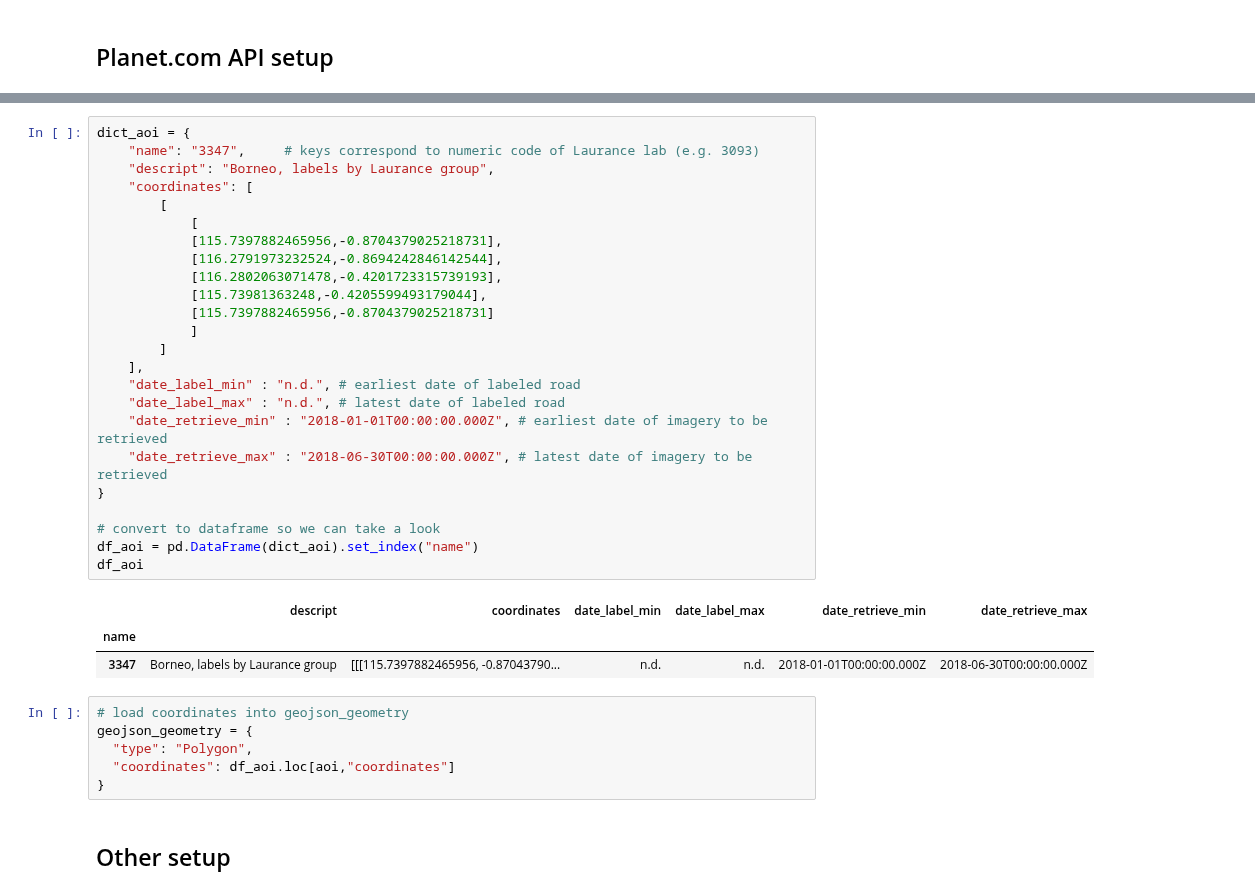
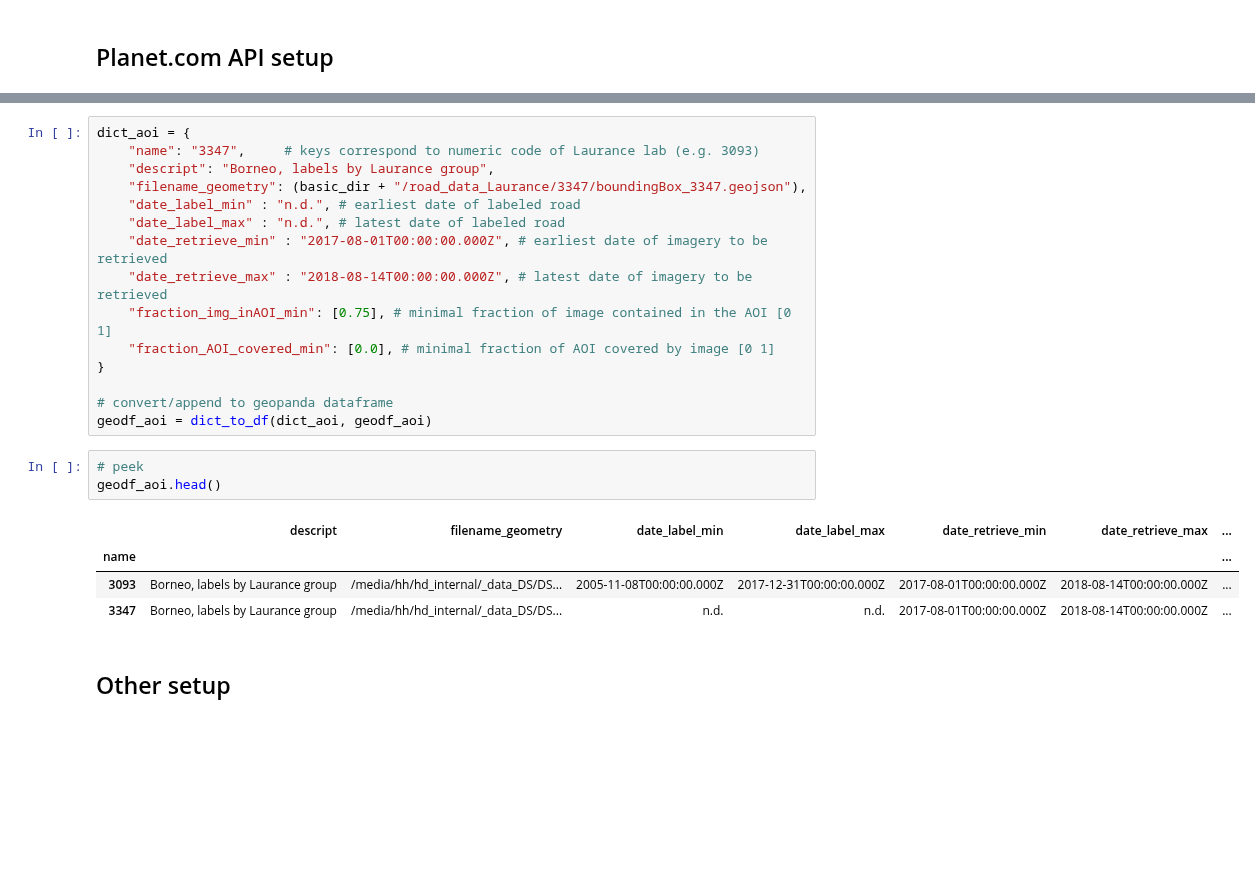
Before and after one commit to BerlinRDT/roaddetection, a Jupyter notebook: notebooks/download_imagery/imagery_SearchFilterDownload_planetcom.ipynb, the cells around one changed output, grey strips where cells are left out. Saved outputs shown, nothing was run; the diff lists cells and outputs as text; blank space fills up the shorter version.

```diff
--- a/notebooks/download_imagery/imagery_SearchFilterDownload_planetcom.ipynb
+++ b/notebooks/download_imagery/imagery_SearchFilterDownload_planetcom.ipynb
@@ -124,36 +154,25 @@ df_aoi
 dict_aoi = {
     "name": "3347",     # keys correspond to numeric code of Laurance lab (e.g. 3093)
     "descript": "Borneo, labels by Laurance group",
-    "coordinates": [
-        [
-            [
-            [115.7397882465956,-0.8704379025218731],
-            [116.2791973232524,-0.8694242846142544],
-            [116.2802063071478,-0.4201723315739193],
-            [115.73981363248,-0.4205599493179044],
-            [115.7397882465956,-0.8704379025218731]
-            ]
-        ]
-    ],
+    "filename_geometry": (basic_dir + "/road_data_Laurance/3347/boundingBox_3347.geojson"),
     "date_label_min" : "n.d.", # earliest date of labeled road
     "date_label_max" : "n.d.", # latest date of labeled road
-    "date_retrieve_min" : "2018-01-01T00:00:00.000Z", # earliest date of imagery to be retrieved
-    "date_retrieve_max" : "2018-06-30T00:00:00.000Z", # latest date of imagery to be retrieved
+    "date_retrieve_min" : "2017-08-01T00:00:00.000Z", # earliest date of imagery to be retrieved
+    "date_retrieve_max" : "2018-08-14T00:00:00.000Z", # latest date of imagery to be retrieved
+    "fraction_img_inAOI_min": [0.75], # minimal fraction of image contained in the AOI [0 1]
+    "fraction_AOI_covered_min": [0.0], # minimal fraction of AOI covered by image [0 1]
 }
 
-# convert to dataframe so we can take a look
-df_aoi = pd.DataFrame(dict_aoi).set_index("name")
-df_aoi
+# convert/append to geopanda dataframe
+geodf_aoi = dict_to_df(dict_aoi, geodf_aoi)
-# %% [output]
-|  | descript | coordinates | date_label_min | date_label_max | date_retrieve_min | date_retrieve_max |
-| name |  |  |  |  |  |  |
-| 3347 | Borneo, labels by Laurance group | [[[115.7397882465956, -0.87043790... | n.d. | n.d. | 2018-01-01T00:00:00.000Z | 2018-06-30T00:00:00.000Z |
-# %%
-# load coordinates into geojson_geometry
-geojson_geometry = {
-  "type": "Polygon",
-  "coordinates": df_aoi.loc[aoi,"coordinates"]
-}
+# %%
+# peek
+geodf_aoi.head()
+# %% [output]
+|  | descript | filename_geometry | date_label_min | date_label_max | date_retrieve_min | date_retrieve_max | ... |
+| name |  |  |  |  |  |  | ... |
+| 3093 | Borneo, labels by Laurance group | /media/hh/hd_internal/_data_DS/DS... | 2005-11-08T00:00:00.000Z | 2017-12-31T00:00:00.000Z | 2017-08-01T00:00:00.000Z | 2018-08-14T00:00:00.000Z | ... |
+| 3347 | Borneo, labels by Laurance group | /media/hh/hd_internal/_data_DS/DS... | n.d. | n.d. | 2017-08-01T00:00:00.000Z | 2018-08-14T00:00:00.000Z | ... |
 # %% [markdown]
 ## Other setup
 # %%
```
Also changed, not shown: parts of 17 cells of this notebook.
